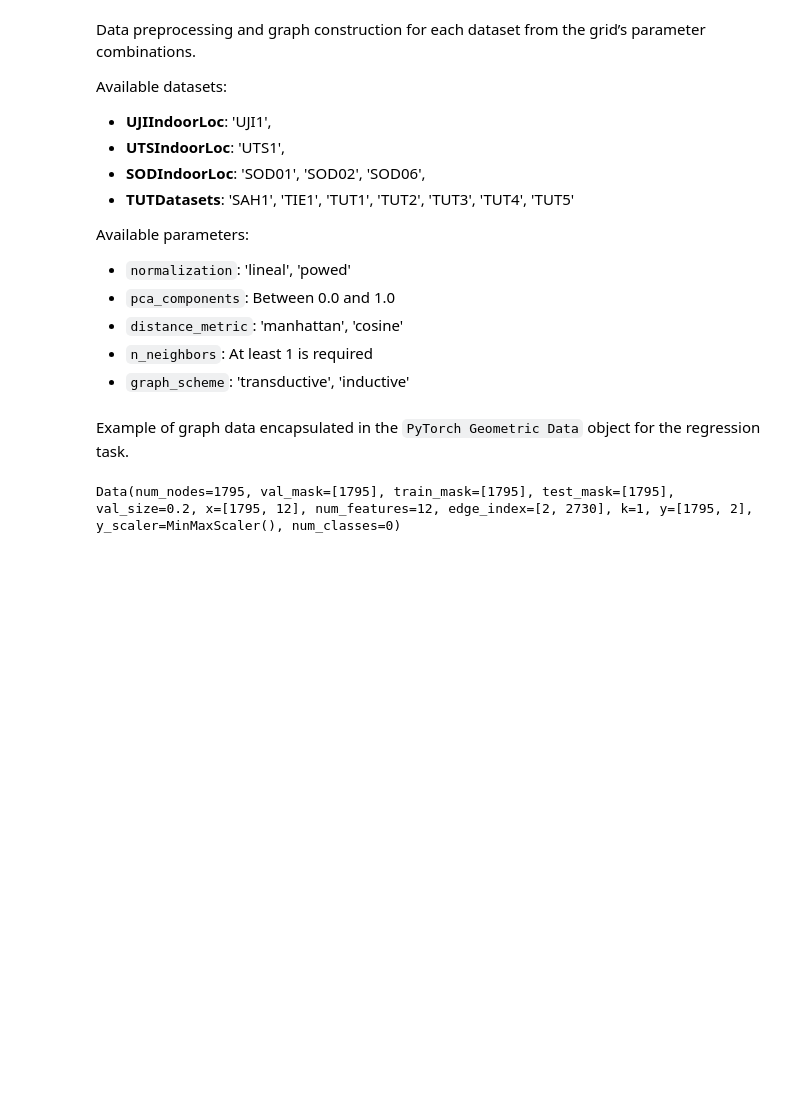
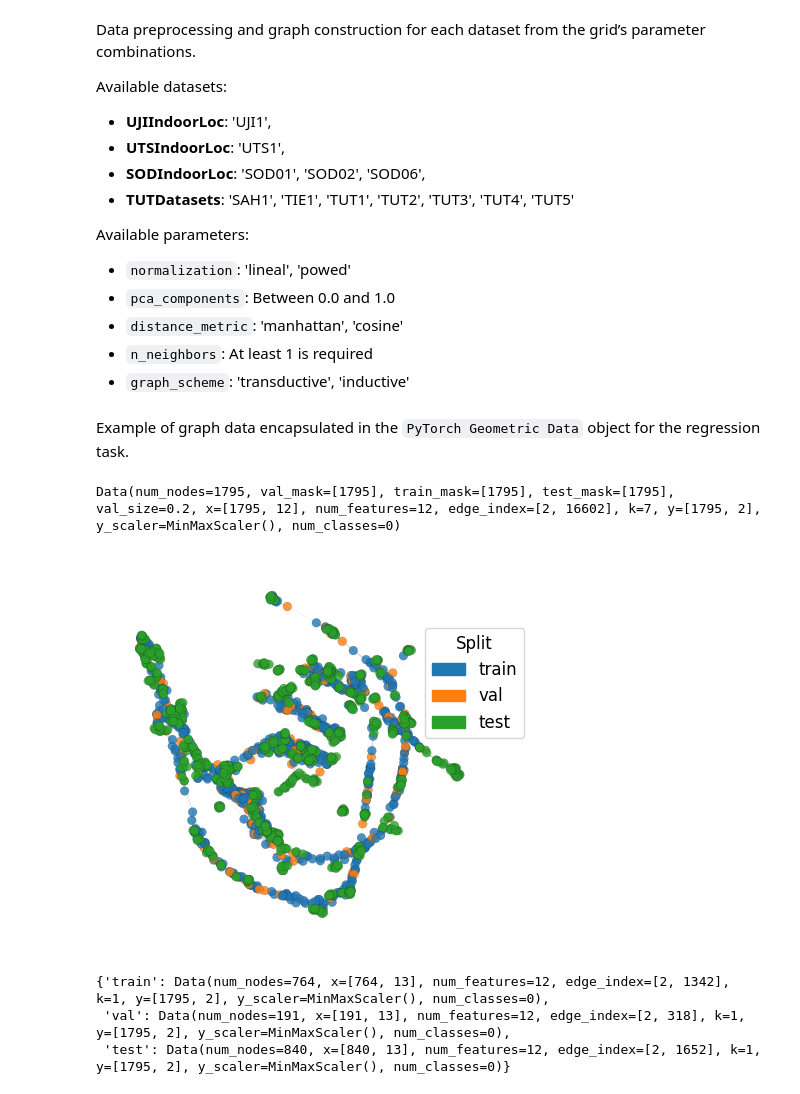
Before and after one commit to mfpscidev/indoorloc-inductive-gnn, a Jupyter notebook: notebooks/evaluation.ipynb, the cells around one changed output. Saved outputs shown, nothing was run; the diff lists cells and outputs as text; code cells hidden in the pictures; blank space fills up the shorter version.

Commit message:
Create and visualize graphs for inductive and transductive schemes.

```diff
--- a/notebooks/evaluation.ipynb
+++ b/notebooks/evaluation.ipynb
@@ -138,12 +138,22 @@ for dataset in tqdm(datasets, desc="Datasets"):
         )
 
         # Construct graph
-        graph_data = IndoorLocGraphData().create_data_loader(
+        graph_data_tranductive = IndoorLocGraphData().create_data_loader(
             dataset=df_preprocessed,
             val_size=0.2,
             graph_params={
                 'metric': metric,
-                'k': n_neighbors
+                'k': n_neighbors,
+                'scheme': 'transductive'
+            }
+        )
+        graph_data_inductive = IndoorLocGraphData().create_data_loader(
+            dataset=df_preprocessed,
+            val_size=0.2,
+            graph_params={
+                'metric': metric,
+                'k': n_neighbors,
+                'scheme': 'inductive'
             }
         )
 
@@ -155,11 +165,23 @@ for dataset in tqdm(datasets, desc="Datasets"):
                 'metric': metric,
                 'n_neighbors': n_neighbors,
             },
-            'graph_data': graph_data}
+            'transductive': graph_data_tranductive,
+            'inductive': graph_data_inductive}
         )
 # %% [markdown]
 Example of graph data encapsulated in the `PyTorch Geometric Data` object for the regression task.
 # %%
-graph_datas['SOD01'][0]['graph_data'].reg
+graph_datas['SOD01'][3]['transductive'].reg
 # %% [output]
-Data(num_nodes=1795, val_mask=[1795], train_mask=[1795], test_mask=[1795], val_size=0.2, x=[1795, 12], num_features=12, edge_index=[2, 2730], k=1, y=[1795, 2], y_scaler=MinMaxScaler(), num_classes=0)
+Data(num_nodes=1795, val_mask=[1795], train_mask=[1795], test_mask=[1795], val_size=0.2, x=[1795, 12], num_features=12, edge_index=[2, 16602], k=7, y=[1795, 2], y_scaler=MinMaxScaler(), num_classes=0)
+# %%
+gvizs = indoorloc_vizs.GraphVisualizer()
+gvizs.draw_graph(graph_datas['SOD01'][3]['transductive'].reg, scheme="transductive")
+# %% [output]
+[figure, added]
+# %%
+graph_datas['SOD01'][0]['inductive'].reg
+# %% [output]
+{'train': Data(num_nodes=764, x=[764, 13], num_features=12, edge_index=[2, 1342], k=1, y=[1795, 2], y_scaler=MinMaxScaler(), num_classes=0),
+ 'val': Data(num_nodes=191, x=[191, 13], num_features=12, edge_index=[2, 318], k=1, y=[1795, 2], y_scaler=MinMaxScaler(), num_classes=0),
+ 'test': Data(num_nodes=840, x=[840, 13], num_features=12, edge_index=[2, 1652], k=1, y=[1795, 2], y_scaler=MinMaxScaler(), num_classes=0)}
```
Also changed, not shown: parts of 1 cell of this notebook, 1 other file.
